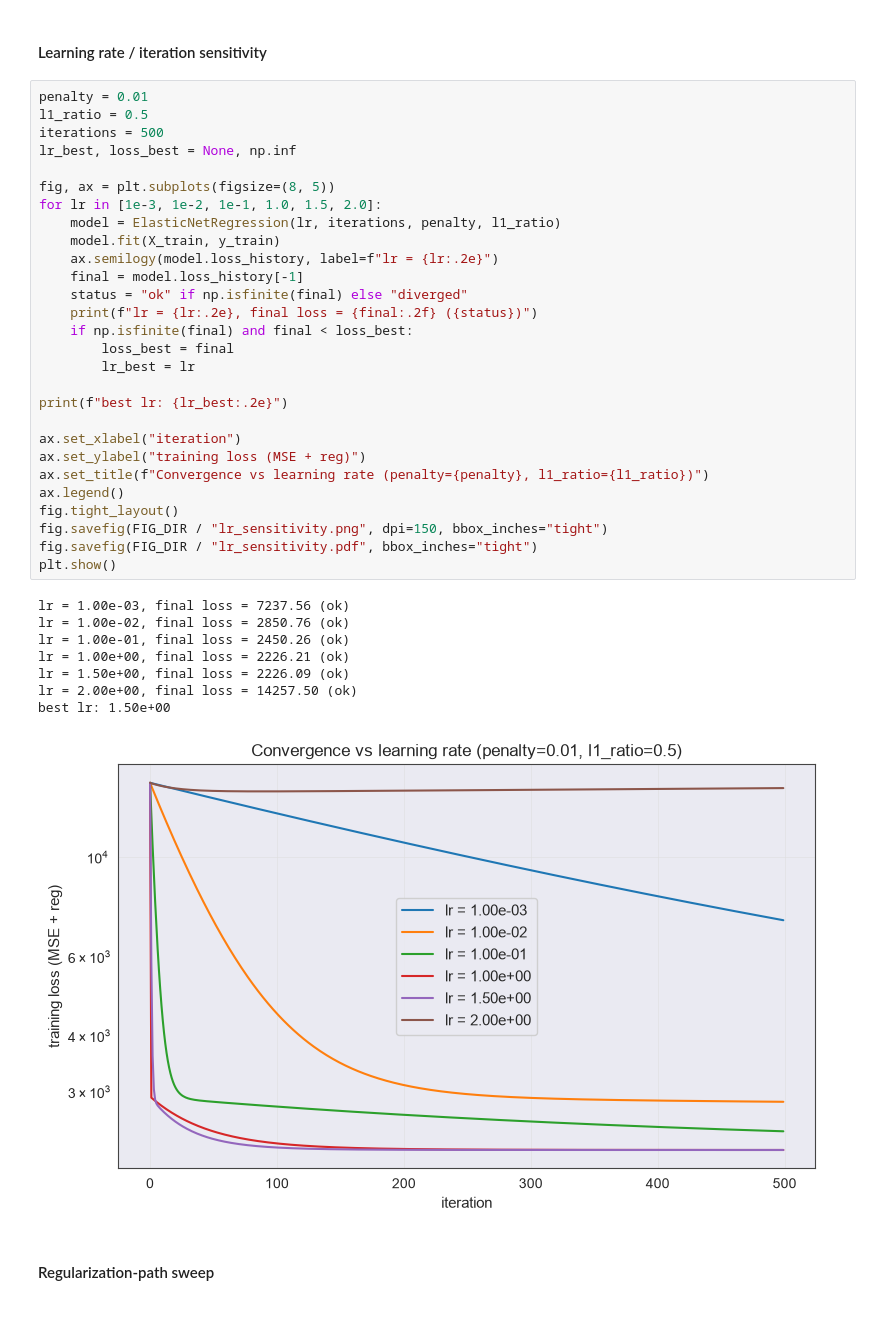
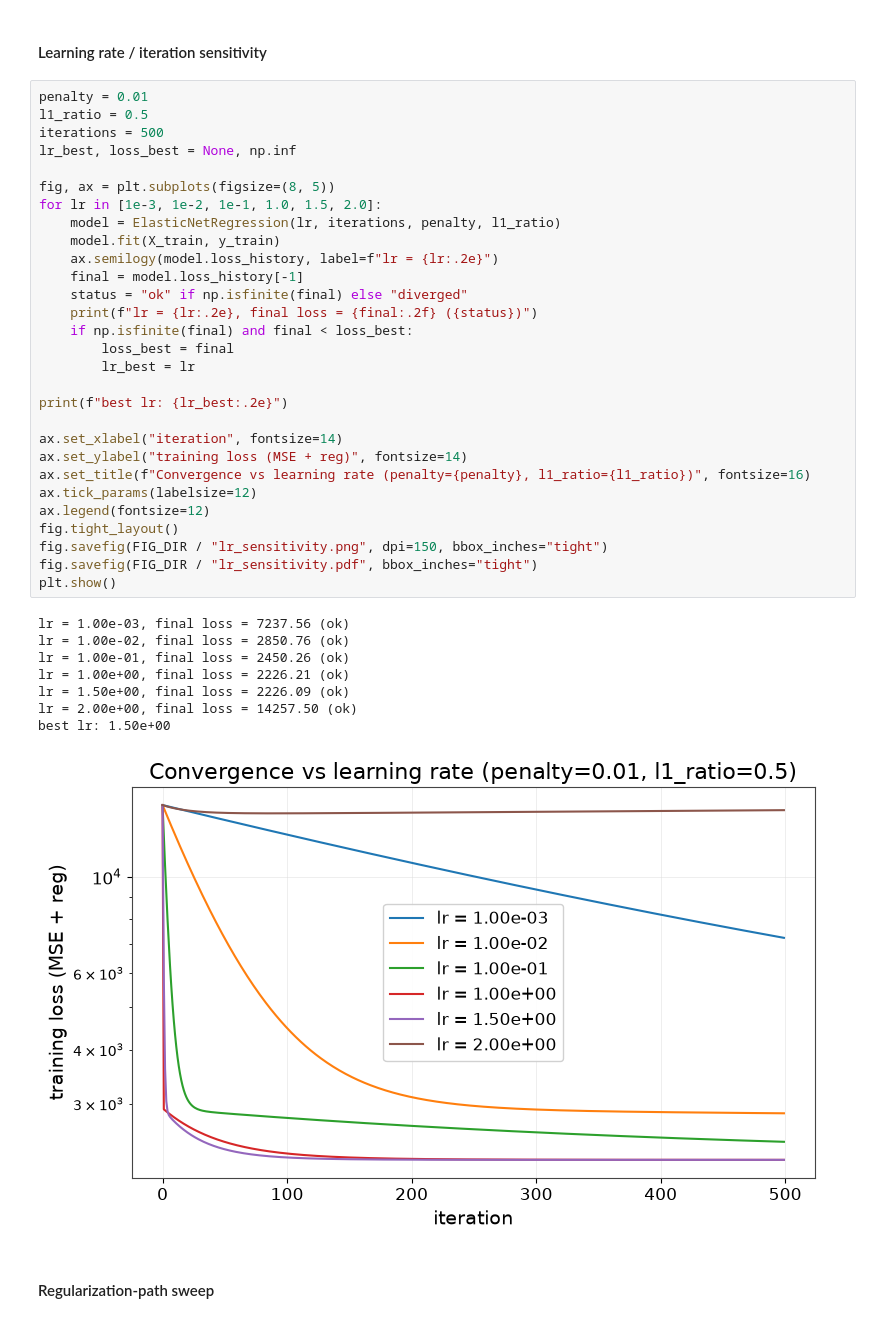
Before and after one commit to jackmcdonald-byte/ecse551-machine-learning-a1, a Jupyter notebook: submission/Charron-Boyle_Jamalshirpanjeh_Ku_McDonald_Assignment1.ipynb, the cells around one changed output. Saved outputs shown, nothing was run; the diff lists cells and outputs as text.

```diff
--- a/submission/Charron-Boyle_Jamalshirpanjeh_Ku_McDonald_Assignment1.ipynb
+++ b/submission/Charron-Boyle_Jamalshirpanjeh_Ku_McDonald_Assignment1.ipynb
@@ -313,38 +321,39 @@ penalty = 0.01
 l1_ratio = 0.5
 iterations = 500
 lr_best, loss_best = None, np.inf
 
 fig, ax = plt.subplots(figsize=(8, 5))
 for lr in [1e-3, 1e-2, 1e-1, 1.0, 1.5, 2.0]:
     model = ElasticNetRegression(lr, iterations, penalty, l1_ratio)
     model.fit(X_train, y_train)
     ax.semilogy(model.loss_history, label=f"lr = {lr:.2e}")
     final = model.loss_history[-1]
     status = "ok" if np.isfinite(final) else "diverged"
     print(f"lr = {lr:.2e}, final loss = {final:.2f} ({status})")
     if np.isfinite(final) and final < loss_best:
         loss_best = final
         lr_best = lr
 
 print(f"best lr: {lr_best:.2e}")
 
-ax.set_xlabel("iteration")
-ax.set_ylabel("training loss (MSE + reg)")
-ax.set_title(f"Convergence vs learning rate (penalty={penalty}, l1_ratio={l1_ratio})")
-ax.legend()
+ax.set_xlabel("iteration", fontsize=14)
+ax.set_ylabel("training loss (MSE + reg)", fontsize=14)
+ax.set_title(f"Convergence vs learning rate (penalty={penalty}, l1_ratio={l1_ratio})", fontsize=16)
+ax.tick_params(labelsize=12)
+ax.legend(fontsize=12)
 fig.tight_layout()
 fig.savefig(FIG_DIR / "lr_sensitivity.png", dpi=150, bbox_inches="tight")
 fig.savefig(FIG_DIR / "lr_sensitivity.pdf", bbox_inches="tight")
 plt.show()
 # %% [output]
 lr = 1.00e-03, final loss = 7237.56 (ok)
 lr = 1.00e-02, final loss = 2850.76 (ok)
 lr = 1.00e-01, final loss = 2450.26 (ok)
 lr = 1.00e+00, final loss = 2226.21 (ok)
 lr = 1.50e+00, final loss = 2226.09 (ok)
 lr = 2.00e+00, final loss = 14257.50 (ok)
 best lr: 1.50e+00
-[figure, old version]
+[figure, new version]
 # %% [markdown]
 #### Regularization-path sweep
 # %%
```
Also changed, not shown: parts of 11 cells of this notebook, 18 other files.
